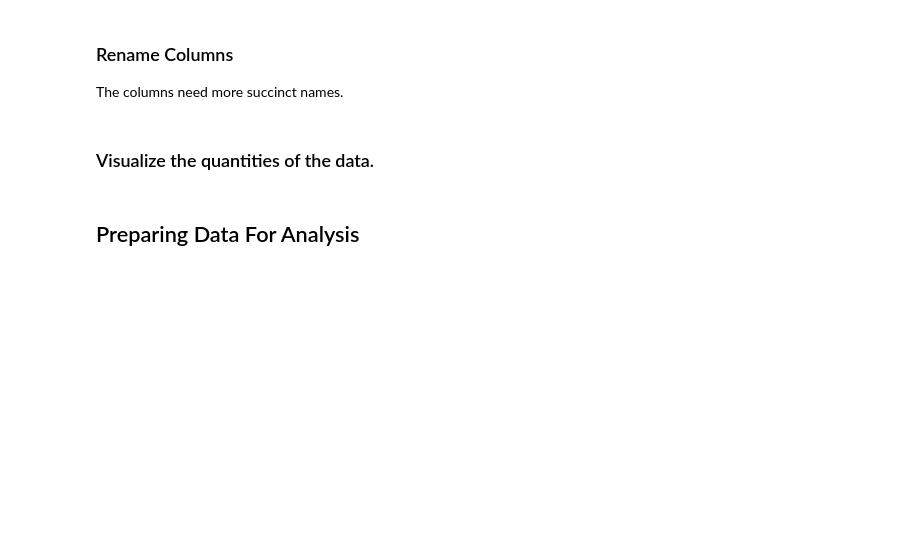
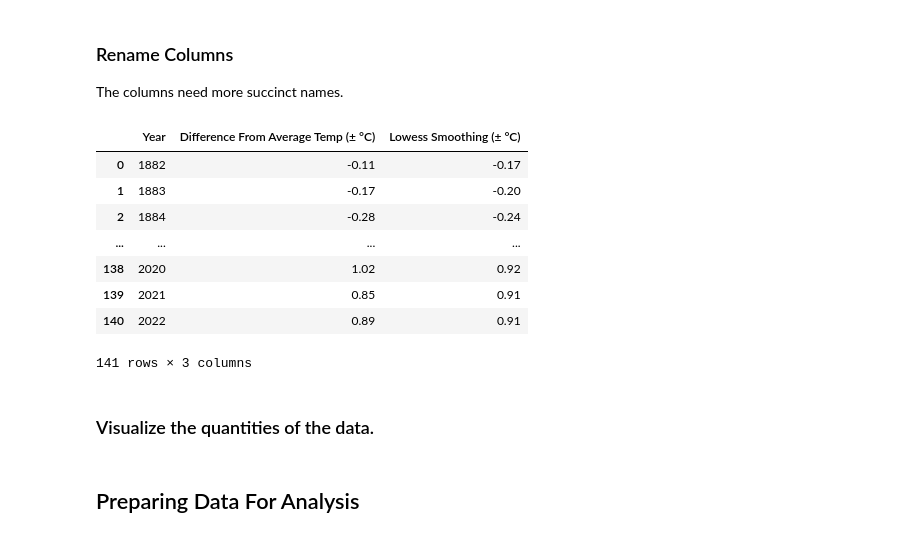
Before and after one commit to FunkyTable/Energy_Production_Time_Series_Projection, a Jupyter notebook: student.ipynb, the cells around one changed output. Drawn from its saved outputs; the diff is of its cells as text; code cells hidden in the pictures; blank space fills up the shorter version.

```diff
--- a/student.ipynb
+++ b/student.ipynb
@@ -285,0 +326,8 @@ df_electricity_raw
+# %%
+df_temp = df_temp_raw.copy()
+df_emissions = df_emissions_raw.copy()
+df_electricity = df_electricity_raw.copy()
+df_historical_demand = df_historical_demand_raw.copy()
+df_projected_demand = df_projected_demand_raw.copy()
+
+df_temp.info()
@@ -286,6 +417,20 @@ df_electricity_raw
 # %% [markdown]
 ### Rename Columns
 The columns need more succinct names.
+# %%
+renaming = {'No_Smoothing' : 'Difference From Average Temp (± °C)', 'Lowess(5)' : 'Lowess Smoothing (± °C)'}
+df_temp.rename(columns = renaming, inplace=True)
+df_temp
+# %% [output]
+|  | Year | Difference From Average Temp (± °C) | Lowess Smoothing (± °C) |
+| 0 | 1882 | -0.11 | -0.17 |
+| 1 | 1883 | -0.17 | -0.20 |
+| 2 | 1884 | -0.28 | -0.24 |
+| ... | ... | ... | ... |
+| 138 | 2020 | 1.02 | 0.92 |
+| 139 | 2021 | 0.85 | 0.91 |
+| 140 | 2022 | 0.89 | 0.91 |
+141 rows × 3 columns
 # %% [markdown]
 ### Visualize the quantities of the data.
 # %% [markdown]
```
Also changed, not shown: parts of 10 cells of this notebook.
